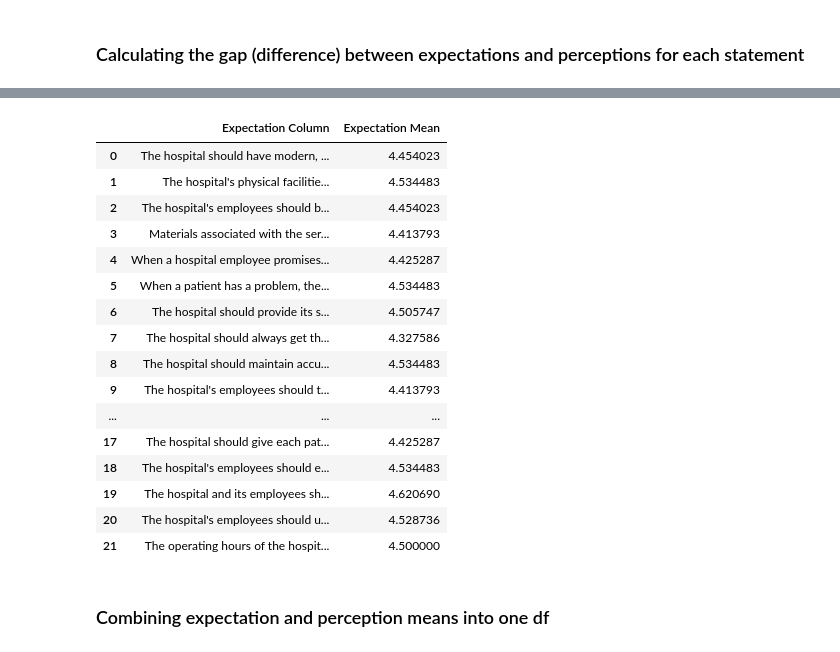
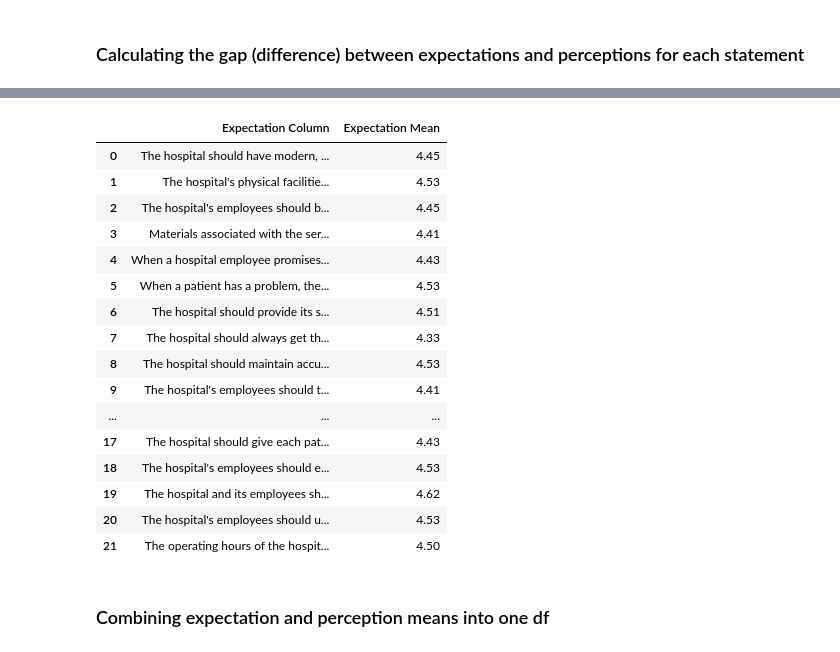
Before and after one commit to Lorraine254/likertScaleAnalysis, a Jupyter notebook: analysis_v1.ipynb, the cells around one changed output, grey strips where cells are left out. Saved outputs shown, nothing was run; the diff lists cells and outputs as text; code cells hidden in the pictures.

```diff
--- a/analysis_v1.ipynb
+++ b/analysis_v1.ipynb
@@ -466,3 +466,34 @@ Strongly Disagree      6
 Neutral                6
 Disagree               1
 Name: count, dtype: int64
+# %%
+likert_mapping = {
+    'Strongly Agree': 5,
+    'Agree': 4,
+    'Neutral': 3,
+    'Disagree': 2,
+    'Strongly Disagree': 1
+}
+
+# Compute the variance
+value_counts = expectation_df['The hospital should have modern, up-to-date equipment'].value_counts()
+
+# Create DataFrame of value counts
+value_counts_df = pd.DataFrame({'Response': value_counts.index, 'Count': value_counts.values})
+
+# Replace Likert scale responses with numeric values
+value_counts_df['Weights'] = value_counts_df['Response'].map(likert_mapping)
+
+# Compute the weighted mean
+mean = (value_counts_df['Count'] * value_counts_df['Weights']).sum() / value_counts_df['Count'].sum()
+
+N = value_counts_df['Count'].sum()
+value_counts_df['Squared Difference'] = (value_counts_df['Weights'] - mean) ** 2
+variance = (value_counts_df['Count'] * value_counts_df['Squared Difference']).sum() / (N-1)
+
+# Compute the standard deviation
+standard_deviation = np.sqrt(variance)
+
+print("Variance (Expectation) of column '{}': {:.2f}",mean)
+print("Variance (Expectation) of column '{}': {:.2f}",variance)
+print("Standard Deviation (Expectation) of column '{}': {:.2f}", standard_deviation)
@@ -494,13 +529,14 @@ for column in expectation_df.columns:
     mean = (value_counts_df['Count'] * value_counts_df['Weights']).sum() / value_counts_df['Count'].sum()
 
     # Compute the variance
+    N = value_counts_df['Count'].sum()
     value_counts_df['Squared Difference'] = (value_counts_df['Weights'] - mean) ** 2
-    variance = (value_counts_df['Count'] * value_counts_df['Squared Difference']).sum() / value_counts_df['Count'].sum()
+    variance = (value_counts_df['Count'] * value_counts_df['Squared Difference']).sum() / (N-1)
 
     # Compute the standard deviation
     standard_deviation = np.sqrt(variance)
 
-    expectation_means_per_column.append(( column, mean  ))
+    expectation_means_per_column.append(( column, mean))
 
     # Append mean to the list
     print("Mean (Expectation) of column '{}': {:.2f}".format(column, mean))
@@ -668,25 +648,25 @@ perception_df_gap
 # %%
 # exopectation
-expectation_df_gap = pd.DataFrame(expectation_means_per_column, columns=['Expectation Column','Expectation Mean'])
-exopectation_df_gap
+expectation_df_gap = pd.DataFrame(expectation_means_per_column, columns=['Expectation Column','Expectation Mean']).round(2)
+expectation_df_gap
 # %% [output]
 |  | Expectation Column | Expectation Mean |
-| 0 | The hospital should have modern, ... | 4.454023 |
-| 1 | The hospital's physical facilitie... | 4.534483 |
-| 2 | The hospital's employees should b... | 4.454023 |
-| 3 | Materials associated with the ser... | 4.413793 |
-| 4 | When a hospital employee promises... | 4.425287 |
-| 5 | When a patient has a problem, the... | 4.534483 |
-| 6 | The hospital should provide its s... | 4.505747 |
-| 7 | The hospital should always get th... | 4.327586 |
-| 8 | The hospital should maintain accu... | 4.534483 |
-| 9 | The hospital's employees should t... | 4.413793 |
+| 0 | The hospital should have modern, ... | 4.45 |
+| 1 | The hospital's physical facilitie... | 4.53 |
+| 2 | The hospital's employees should b... | 4.45 |
+| 3 | Materials associated with the ser... | 4.41 |
+| 4 | When a hospital employee promises... | 4.43 |
+| 5 | When a patient has a problem, the... | 4.53 |
+| 6 | The hospital should provide its s... | 4.51 |
+| 7 | The hospital should always get th... | 4.33 |
+| 8 | The hospital should maintain accu... | 4.53 |
+| 9 | The hospital's employees should t... | 4.41 |
 | ... | ... | ... |
-| 17 | The hospital should give each pat... | 4.425287 |
-| 18 | The hospital's employees should e... | 4.534483 |
-| 19 | The hospital and its employees sh... | 4.620690 |
-| 20 | The hospital's employees should u... | 4.528736 |
-| 21 | The operating hours of the hospit... | 4.500000 |
+| 17 | The hospital should give each pat... | 4.43 |
+| 18 | The hospital's employees should e... | 4.53 |
+| 19 | The hospital and its employees sh... | 4.62 |
+| 20 | The hospital's employees should u... | 4.53 |
+| 21 | The operating hours of the hospit... | 4.50 |
 # %% [markdown]
 ### Combining expectation and perception means into one df
 # %%
```
Also changed, not shown: parts of 12 cells of this notebook.
